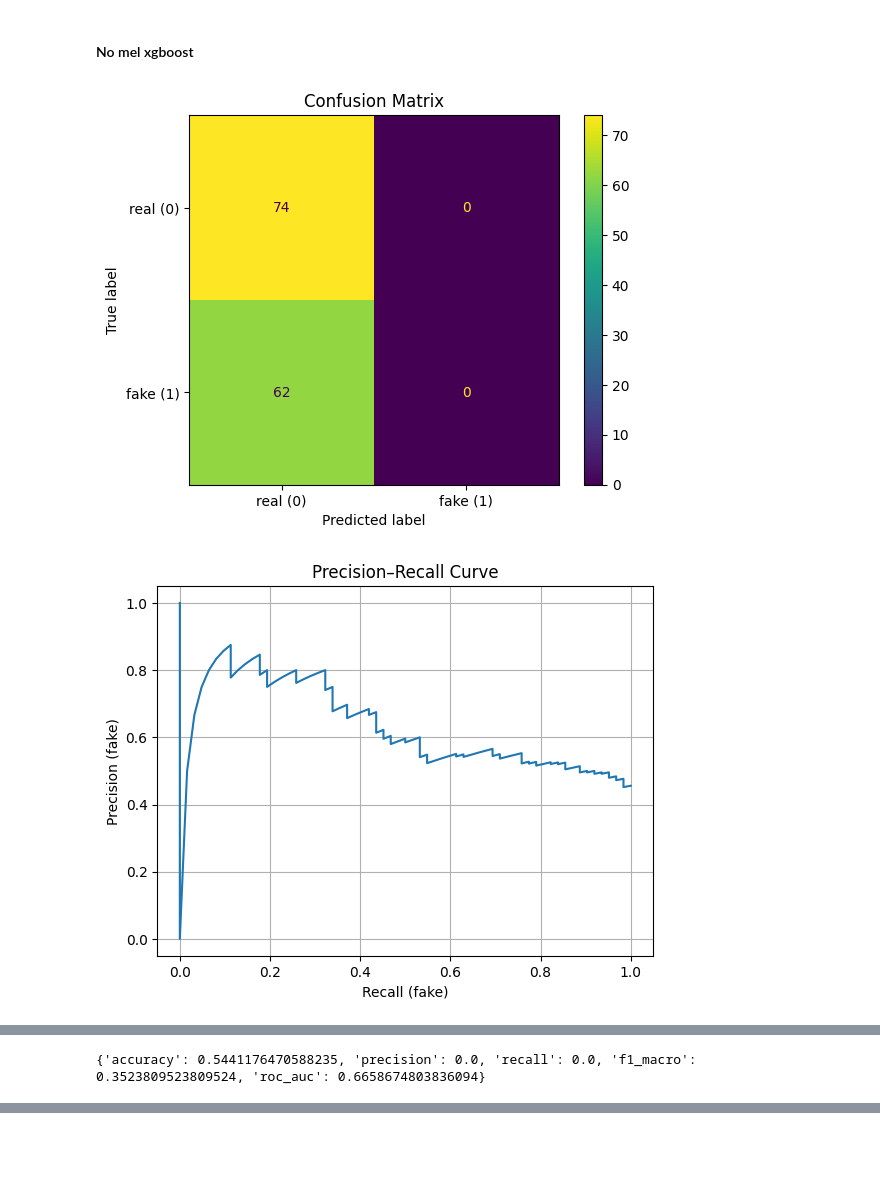
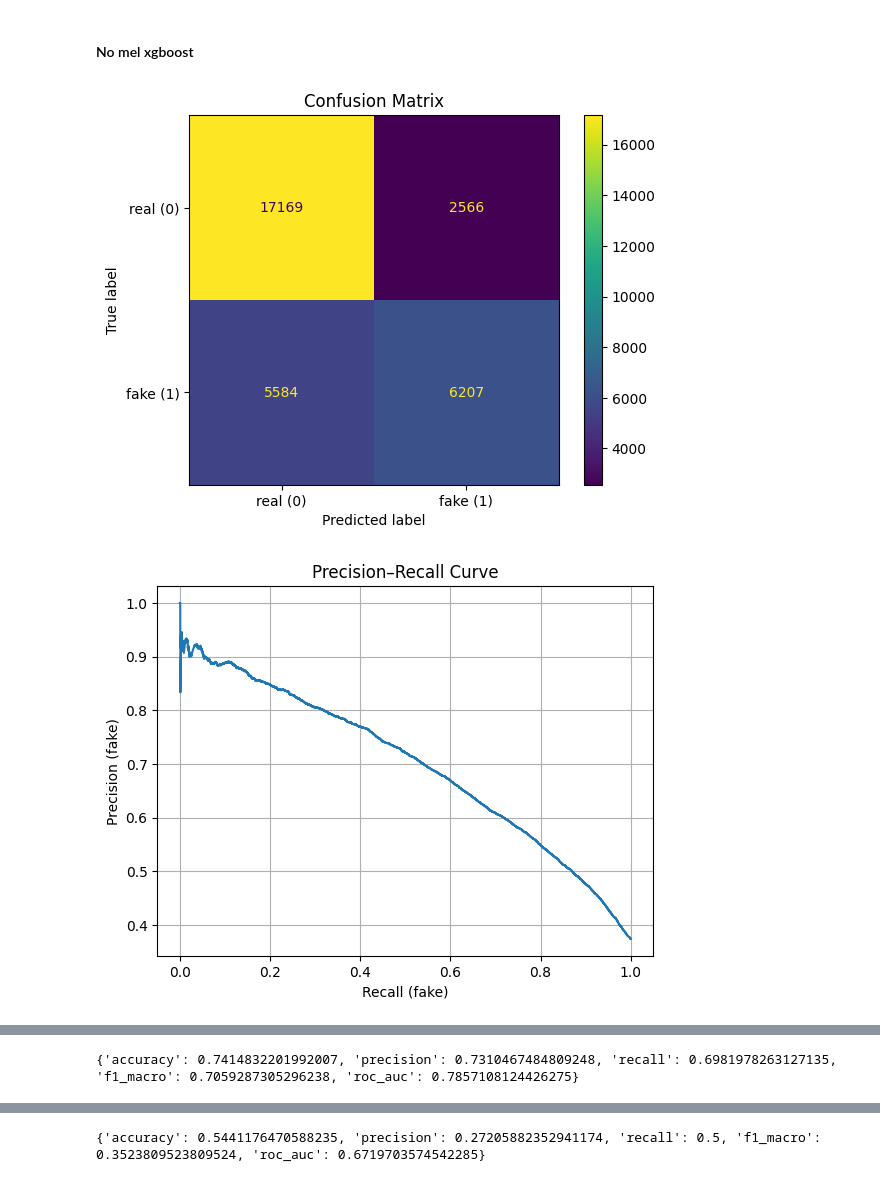
Before and after one commit to g-nazos/audio-deepfake-detection, a Jupyter notebook: notebooks/model_zero_shot_evaluation.ipynb, the cells around one changed output, grey strips where cells are left out. Saved outputs shown, nothing was run; the diff lists cells and outputs as text; code cells hidden in the pictures; blank space fills up the shorter version.

```diff
--- a/notebooks/model_zero_shot_evaluation.ipynb
+++ b/notebooks/model_zero_shot_evaluation.ipynb
@@ -175,11 +175,11 @@ print(metrics)
 # %% [markdown]
 ### XGBOOST
 # %%
-best_model_path = os.path.join(MODELS_PATH, 'XGB_grid','exp_20260203_184430', 'model.joblib')
+best_model_path = os.path.join(FINAL_MODELS_PATH, 'XGB', 'exp_20260208_160623', 'model.joblib')
 model = joblib.load(best_model_path)
 
-
+itw_test_data_path = os.path.join(ITW_DATASET_PATH, 'normalized_features',"itw_features_mean_20_128_256_128_trimmed_loudness_normalized.parquet")
 elev_test_data_path = os.path.join(ELEVEN_LABS_FEATURES_PATH, "eleven_labs_features_mean_20_128_256_128.parquet")
-metrics, metadata_extra = evaluate_model_on_parquet(model, elev_test_data_path, plots=True)
+metrics, metadata_extra = evaluate_model_on_parquet(model, itw_test_data_path, plots=True)
 print(metrics)
 # %% [output]
@@ -198,12 +198,17 @@ elev_data_no_mel = elev_data.loc[:, ~elev_data.columns.str.startswith("mel_spect
 
 save_elev_no_mel_data_path = os.path.join(ELEVEN_LABS_FEATURES_PATH, "eleven_labs_features_mean_20_128_256_128_no_mel.parquet")
 elev_data_no_mel.to_parquet(save_elev_no_mel_data_path)
+
+itw_test_data_path = os.path.join(ITW_DATASET_PATH, 'normalized_features',"itw_features_mean_20_128_256_128_no_mel_trimmed_loudness_normalized.parquet")
 # %%
-best_model_path = os.path.join(MODELS_PATH, 'XGB_no_mel','exp_20260205_132450', 'model.joblib')
+best_model_path = os.path.join(FINAL_MODELS_PATH, 'XGB_NO_MEL','exp_20260208_034900', 'model.joblib')
 model = joblib.load(best_model_path)
 elev_test_data_path = save_elev_no_mel_data_path
-metrics, metadata_extra = evaluate_model_on_parquet(model, elev_test_data_path, plots=True)
+metrics, metadata_extra = evaluate_model_on_parquet(model, itw_test_data_path, plots=True)
 print(metrics)
+
+eleven_merics, eleven_metadata = evaluate_model_on_parquet(model, elev_test_data_path, plots=True)
+print(eleven_merics)
 # %% [output]
-[figure, old version]
+[figure, new version]
-[figure, old version]
+[figure, new version]
@@ -211 +216 @@ print(metrics)
-{'accuracy': 0.5441176470588235, 'precision': 0.0, 'recall': 0.0, 'f1_macro': 0.3523809523809524, 'roc_auc': 0.6658674803836094}
+{'accuracy': 0.7414832201992007, 'precision': 0.7310467484809248, 'recall': 0.6981978263127135, 'f1_macro': 0.7059287305296238, 'roc_auc': 0.7857108124426275}
@@ -211,0 +220 @@ print(metrics)
+{'accuracy': 0.5441176470588235, 'precision': 0.27205882352941174, 'recall': 0.5, 'f1_macro': 0.3523809523809524, 'roc_auc': 0.6719703574542285}
```
Also changed, not shown: parts of 3 cells of this notebook.
